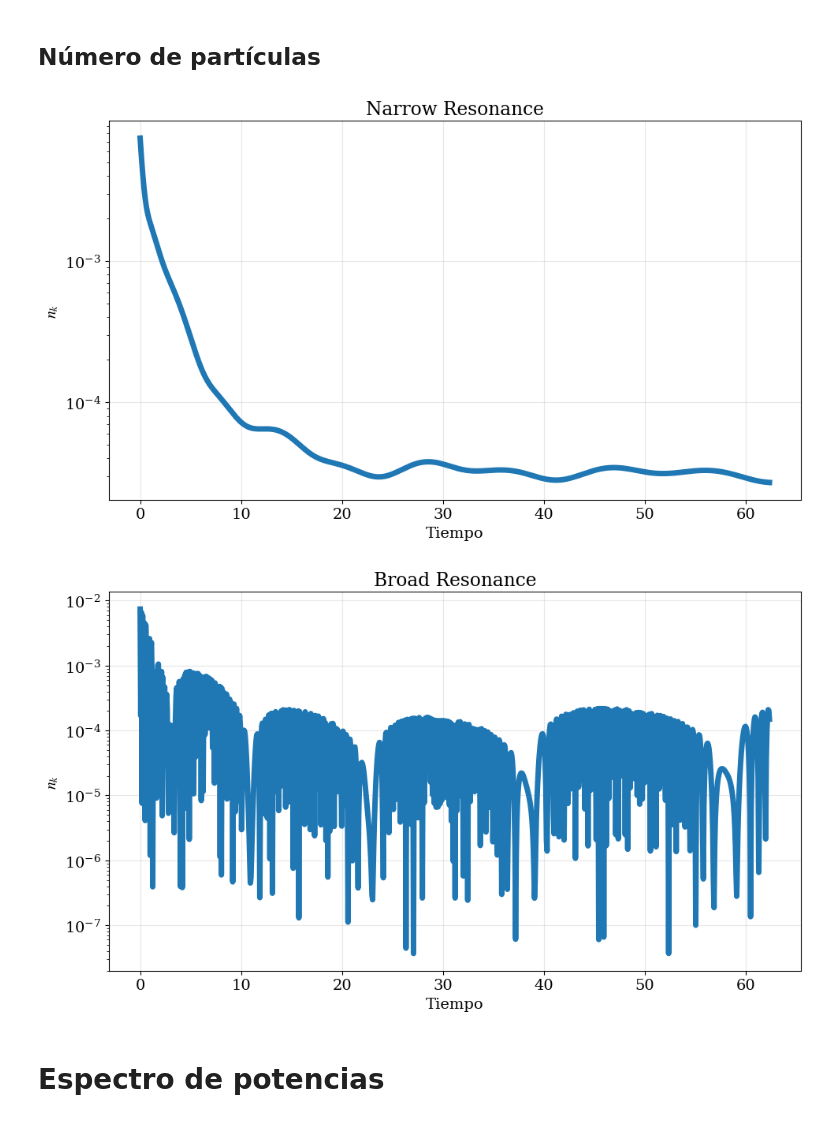
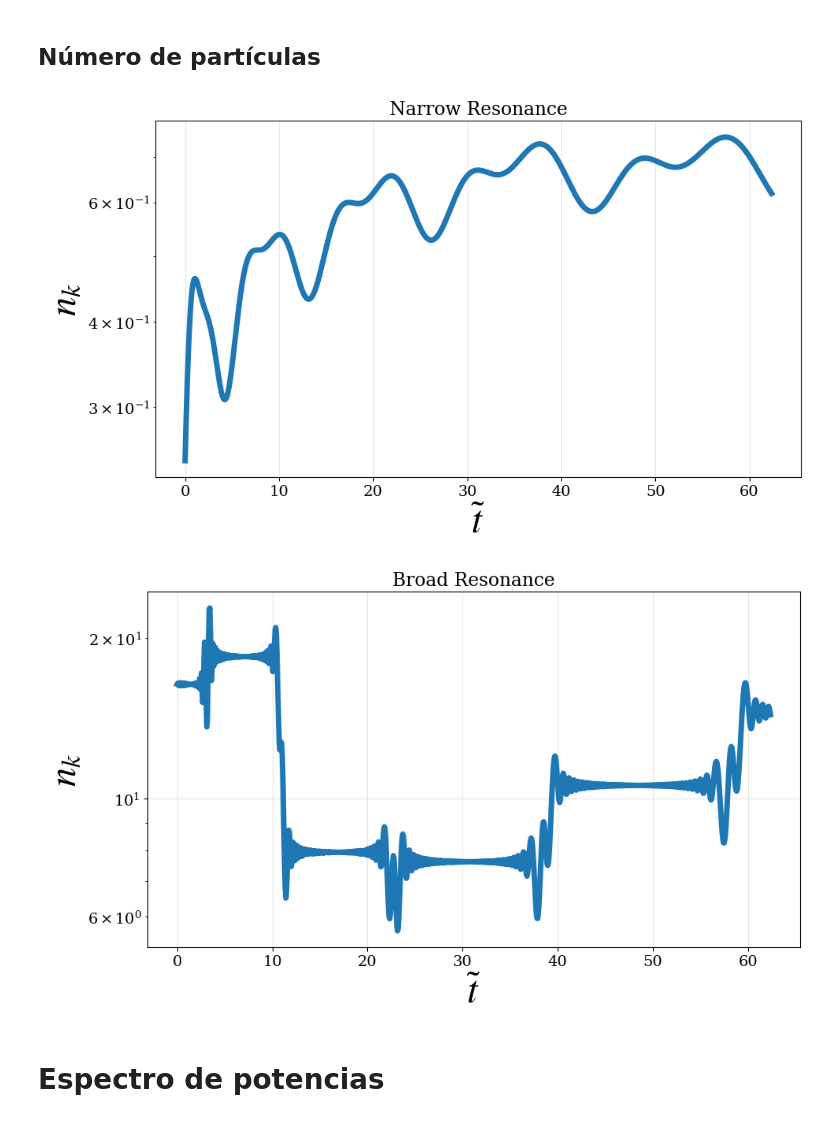
Before and after one commit to TomasCiccarella/Tesis, a Jupyter notebook: lphi4/lphi4.ipynb, the cells around one changed output. Cells and saved outputs as stored; diff of their text form; code cells hidden in the pictures.

```diff
--- a/lphi4/lphi4.ipynb
+++ b/lphi4/lphi4.ipynb
@@ -120,12 +120,24 @@ def number(k, q, phi, chik, chidot, a):
     nk = omega_k / 2 * ( (np.abs(chidot)/omega_k)**2 + np.abs(chik)**2 )
     return nk, omega_k
 
+def number_exp(k, q, phi, chik, chidot, a):
+    # Frecuencia dependiente del tiempo
+    omega_k = np.sqrt(k**2 / a**2 + q * phi**2)
+
+    # Energía COMÓVIL: Densidad de energía física multiplicada por el volumen a^3
+    # E_k = a^3 * ( 1/2 * chidot^2 + 1/2 * omega_k^2 * chik^2 )
+    E_k = (a**3 / 2.0) * (chidot**2 + omega_k**2 * chik**2)
+
+    # Número de ocupación
+    nk = E_k / omega_k
+    return nk, omega_k
+
 #-------------------------------------------------------------------------------------------------------------------------------------
 """Condiciones iniciales"""
 def CI(k, q):
     # Background
     phi0 = 1
-    phi_dot0 = 0 #phi0**2/np.sqrt(2)
+    phi_dot0 = phi0**2/np.sqrt(2)
 
     # Perturbaciones
     Omega_chi = np.sqrt(k**2 + q * phi0**2)
@@ -141,14 +153,12 @@ def CI_exp(k, q):
     phi_dot0 = phi0**2/np.sqrt(2)
     areh = 1
     a_dot0 = np.sqrt( (phi_dot0**2/2 + phi0**4/4) / 3 ) * areh
+    # Perturbaciones
+    Omega_chi = np.sqrt(k**2 / areh**2 + q * phi0**2)
+    chi_k0 = 1.0 / np.sqrt(2 * Omega_chi)
+    chi_dot_k0 = 0.0
 
-    # Perturbaciones
-    Omega_chi = np.sqrt(k**2 + q * phi0**2)
-    chi_k0 = 0 #1/(np.sqrt(2 * Omega_chi))
-    chi_dot_k0 = np.random.normal(loc = 0, scale = 1/(np.sqrt(2 * Omega_chi))) #np.sqrt(Omega_chi/2)
-
-    y0 = [phi0, phi_dot0, chi_k0, chi_dot_k0, areh, a_dot0]
-    return y0
+    return [phi0, phi_dot0, chi_k0, chi_dot_k0, areh, a_dot0]
 # %%
 """Espectro de potencias"""
 
@@ -633,33 +649,35 @@ plt.show()
 # %% [markdown]
 ## Número de partículas
 # %%
-nk, omegak = number(kn, qn, sol_narrow.y[0], sol_narrow.y[2], sol_narrow.y[3], sol_broad.y[4])
+nk, omegak = number_exp(kn, qn, sol_narrow.y[0], sol_narrow.y[2], sol_narrow.y[3], sol_narrow.y[4])
 t = sol_narrow.t
 
 plt.figure(figsize=(10, 6))
 plt.semilogy(t, nk, lw = 5)
-plt.xlabel('Tiempo')
-plt.ylabel(r'$n_k$')
+plt.xlabel(r'$\tilde{t}$', fontsize = 35)
+plt.ylabel(r'$n_k$', fontsize = 35)
 plt.title(r'Narrow Resonance')
 plt.grid(alpha=0.3)
 plt.tight_layout()
-plt.show()
+#plt.show()
+plt.savefig("nk_Narrow_Resonance_Exp_lphi4.pdf", format = "pdf")
 # %% [output]
-[figure, old version]
+[figure, new version]
 # %%
-nk, omegak = number(kn, qn, sol_broad.y[0], sol_broad.y[2], sol_broad.y[3], sol_broad.y[4])
+nk, omegak = number_exp(kb, qb, sol_broad.y[0], sol_broad.y[2], sol_broad.y[3], sol_broad.y[4])
 t = sol_broad.t
 
 plt.figure(figsize=(10, 6))
 plt.semilogy(t, nk, lw = 5)
-plt.xlabel('Tiempo')
-plt.ylabel(r'$n_k$')
+plt.xlabel(r'$\tilde{t}$', fontsize = 35)
+plt.ylabel(r'$n_k$', fontsize = 35)
 plt.title(r'Broad Resonance')
 plt.grid(alpha=0.3)
 plt.tight_layout()
-plt.show()
+#plt.show()
+plt.savefig("nk_Broad_Resonance_Exp_lphi4.pdf", format = "pdf")
 # %% [output]
-[figure, old version]
+[figure, new version]
 # %% [markdown]
 # Espectro de potencias
 # %% [markdown]
```
Also changed, not shown: parts of 15 cells of this notebook, 25 other files.
